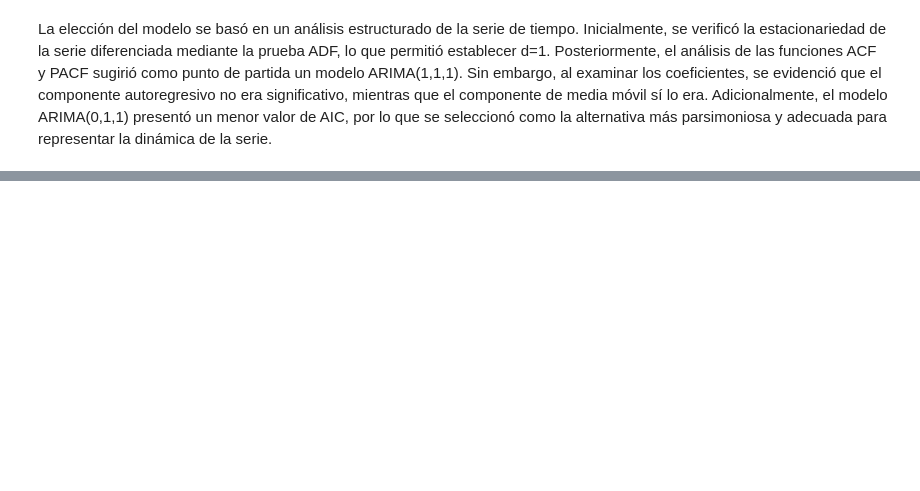
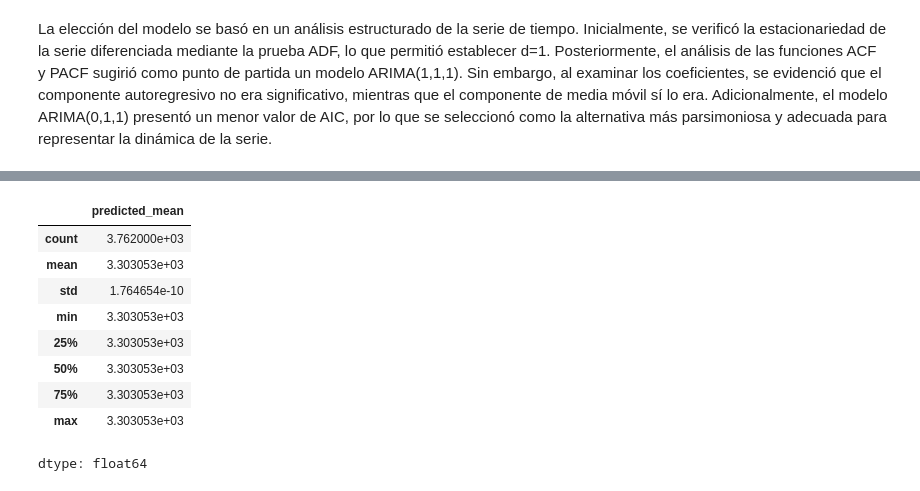
Before and after one commit to carlosvasquez3/M.Sc.-in-Data-Science, a Jupyter notebook: Estadística/TRM.ipynb, the cells around one changed output, grey strips where cells are left out. Drawn from its saved outputs; the diff is of its cells as text; code cells hidden in the pictures; blank space fills up the shorter version.

```diff
--- a/Estadística/TRM.ipynb
+++ b/Estadística/TRM.ipynb
@@ -451,0 +475,13 @@ Warnings:
+# %%
+pred.describe()
+# %% [output]
+|  | predicted_mean |
+| count | 3.762000e+03 |
+| mean | 3.303053e+03 |
+| std | 1.764654e-10 |
+| min | 3.303053e+03 |
+| 25% | 3.303053e+03 |
+| 50% | 3.303053e+03 |
+| 75% | 3.303053e+03 |
+| max | 3.303053e+03 |
+dtype: float64
```
Also changed, not shown: parts of 19 cells of this notebook.
